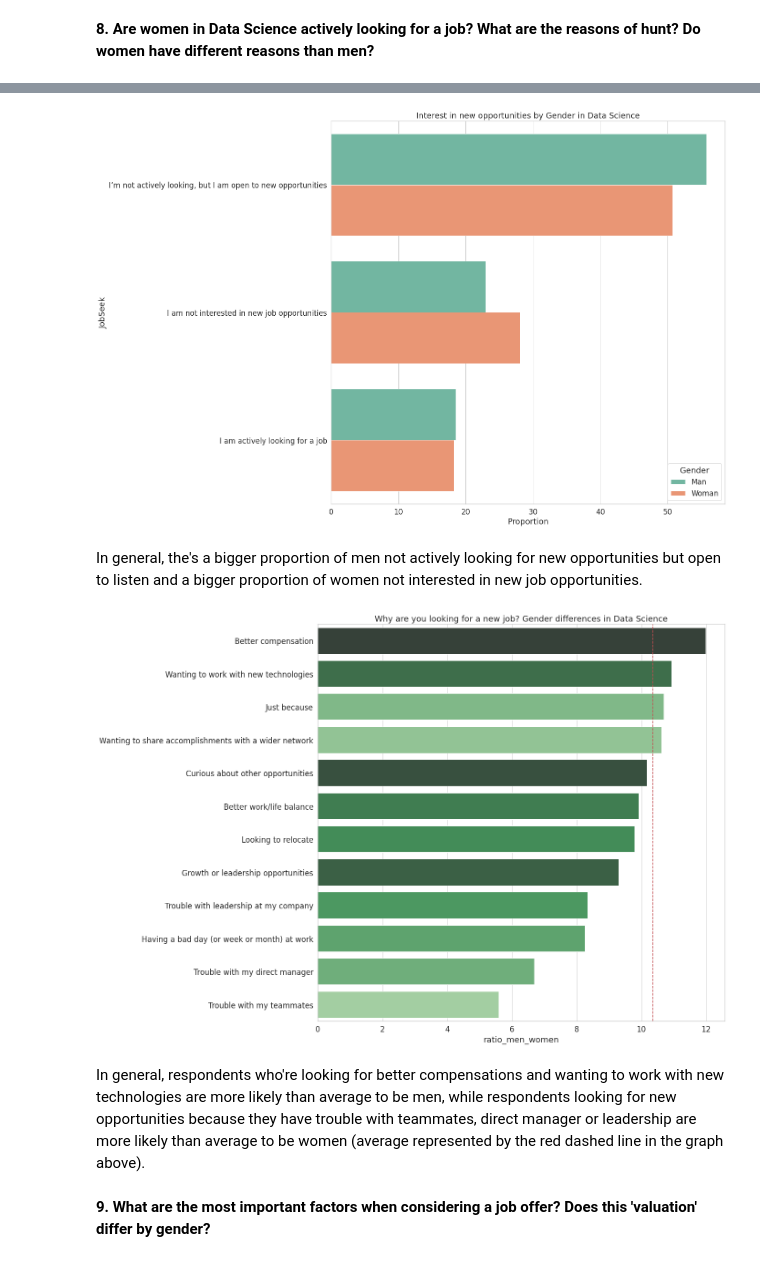
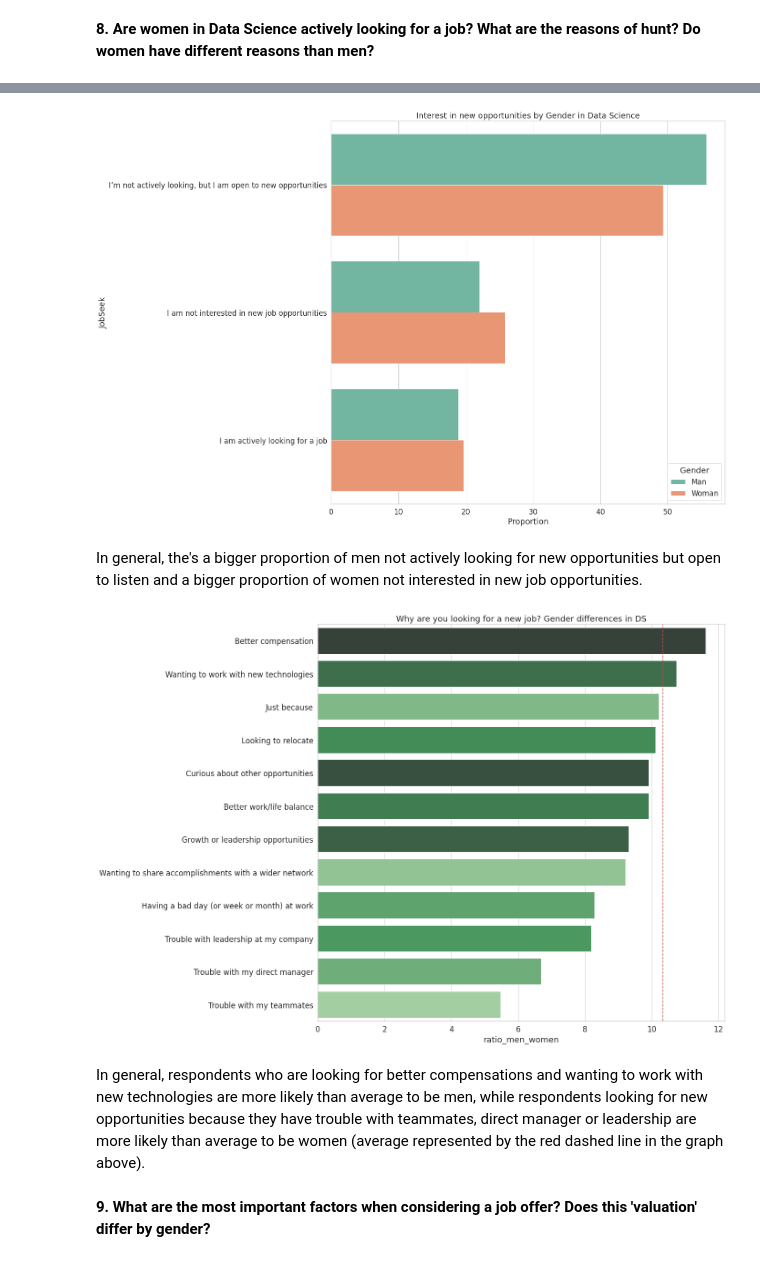
Before and after one commit to kcortinas/stackoverflow_2020_survey_gender_analysis, a Jupyter notebook: Survey_2020_Women_in_Data_Science.ipynb, the cells around one changed output, grey strips where cells are left out. Saved outputs shown, nothing was run; the diff lists cells and outputs as text; code cells hidden in the pictures.

Commit message:
Fixed formatting & warnings - Fixed code according to PEP8 style guide - Fixed SettingwithCopyWarning warning - Added comments to the code

```diff
--- a/Survey_2020_Women_in_Data_Science.ipynb
+++ b/Survey_2020_Women_in_Data_Science.ipynb
@@ -299,7 +386,14 @@ Data or business analyst, data scientist or machine learning specialist and mark
 # %% [markdown]
 To answer this question, we'll use the column *YearsCode* corresponding to the answer of the question "*Including any education, how many years have you been coding in total?*" Since we only want to focus on data professionals and specific differences between men and women, we filter out other job types or gender values:
 # %%
-df_survey_data = df_survey[(df_survey.DevType.apply(lambda s: ('Data scientist or machine learning specialist' or 'Data or business analyst') in [item for item in s])) & ((df_survey.Gender == 'Man')|(df_survey.Gender == 'Woman'))]
+def check_data_job(s):
+    return ('Data scientist or machine learning specialist' or
+            'Data or business analyst') in [item for item in s]
+
+
+df_survey_data = df_survey[(df_survey.DevType.apply(check_data_job) &
+                            ((df_survey.Gender == 'Man') |
+                             (df_survey.Gender == 'Woman')))].copy()
 # %% [markdown]
 *YearsCode* is a categorical value. Since it has many levels, we'll define our own buckets:
 # %%
@@ -498,8 +637,12 @@ analyse_gender_by_category(df_survey_data, 'Hobbyist', 'Gender', order_list, tit
 In general, most respondents working in Data Science code as a hobby. However, when looking at gender, there's a bigger proportion of men reporting coding as a hobby, and a bigger proportion of women not coding in their free time.
 # %%
 # Ensure Language column is iterable first (list of values)
-df_survey_data = transform_column_list_values(df_survey_data, 'LanguageWorkedWith')
+language_col_transformed = transform_column_list_values(df_survey_data,
+                                                        'LanguageWorkedWith')
+df_survey_data.loc[:, 'LanguageWorkedWith'] = language_col_transformed
 # Plot
 title_plot = 'Proportion of men/women by coding language'
-analyse_ratio_men_women_multiple_value_field(df_survey_data, 'LanguageWorkedWith', 1, title_plot)
+analyse_ratio_men_women_multiple_value_field(df_survey_data,
+                                             'LanguageWorkedWith', 1,
+                                             title_plot)
 # %% [output]
@@ -520,24 +663,29 @@ title_plot = 'Interest in new opportunities by Gender in Data Science'
 order_list = ['I’m not actively looking, but I am open to new opportunities',
               'I am not interested in new job opportunities',
               'I am actively looking for a job']
-analyse_gender_by_category(df_survey_data, 'JobSeek', 'Gender', order_list, title_plot)
+analyse_gender_by_category(df_survey_data, 'JobSeek', 'Gender', order_list,
+                           title_plot)
 # %% [output]
-[figure, old version]
+[figure, new version]
 # %% [markdown]
 In general, the's a bigger proportion of men not actively looking for new opportunities but open to listen and a bigger proportion of women not interested in new job opportunities.
 # %%
 # Ensure NEWJobHunt column is iterable first (list of values)
-df_survey_data = transform_column_list_values(df_survey_data, 'NEWJobHunt')
+new_job_hunt_transformed = transform_column_list_values(df_survey_data,
+                                                        'NEWJobHunt')
+df_survey_data.loc[:, 'NEWJobHunt'] = new_job_hunt_transformed
 # %%
 # Consider only respondents who replied to the question
-df_survey_data_jobhunt = df_survey_data[df_survey_data.NEWJobHunt.apply(lambda s: 'nan' not in s)]
+not_missing_cond = df_survey_data.NEWJobHunt.apply(lambda s: 'nan' not in s)
+df_survey_data_jobhunt = df_survey_data[not_missing_cond]
 # Plot
-title_plot = 'Why are you looking for a new job? Gender differences in Data Science'
-analyse_ratio_men_women_multiple_value_field(df_survey_data_jobhunt, 'NEWJobHunt', 0, title_plot)
+title_plot = 'Why are you looking for a new job? Gender differences in DS'
+analyse_ratio_men_women_multiple_value_field(df_survey_data_jobhunt,
+                                             'NEWJobHunt', 0, title_plot)
 # %% [output]
-[figure, old version]
+[figure, new version]
 # %% [markdown]
-In general, respondents who're looking for better compensations and wanting to work with new technologies are more likely than average to be men, while respondents looking for new opportunities because they have trouble with teammates, direct manager or leadership are more likely than average to be women (average represented by the red dashed line in the graph above).
+In general, respondents who are looking for better compensations and wanting to work with new technologies are more likely than average to be men, while respondents looking for new opportunities because they have trouble with teammates, direct manager or leadership are more likely than average to be women (average represented by the red dashed line in the graph above).
 # %% [markdown]
 **9.   What are the most important factors when considering a job offer? Does this 'valuation' differ by gender?**
 # %%
```
Also changed, not shown: parts of 31 cells of this notebook.
